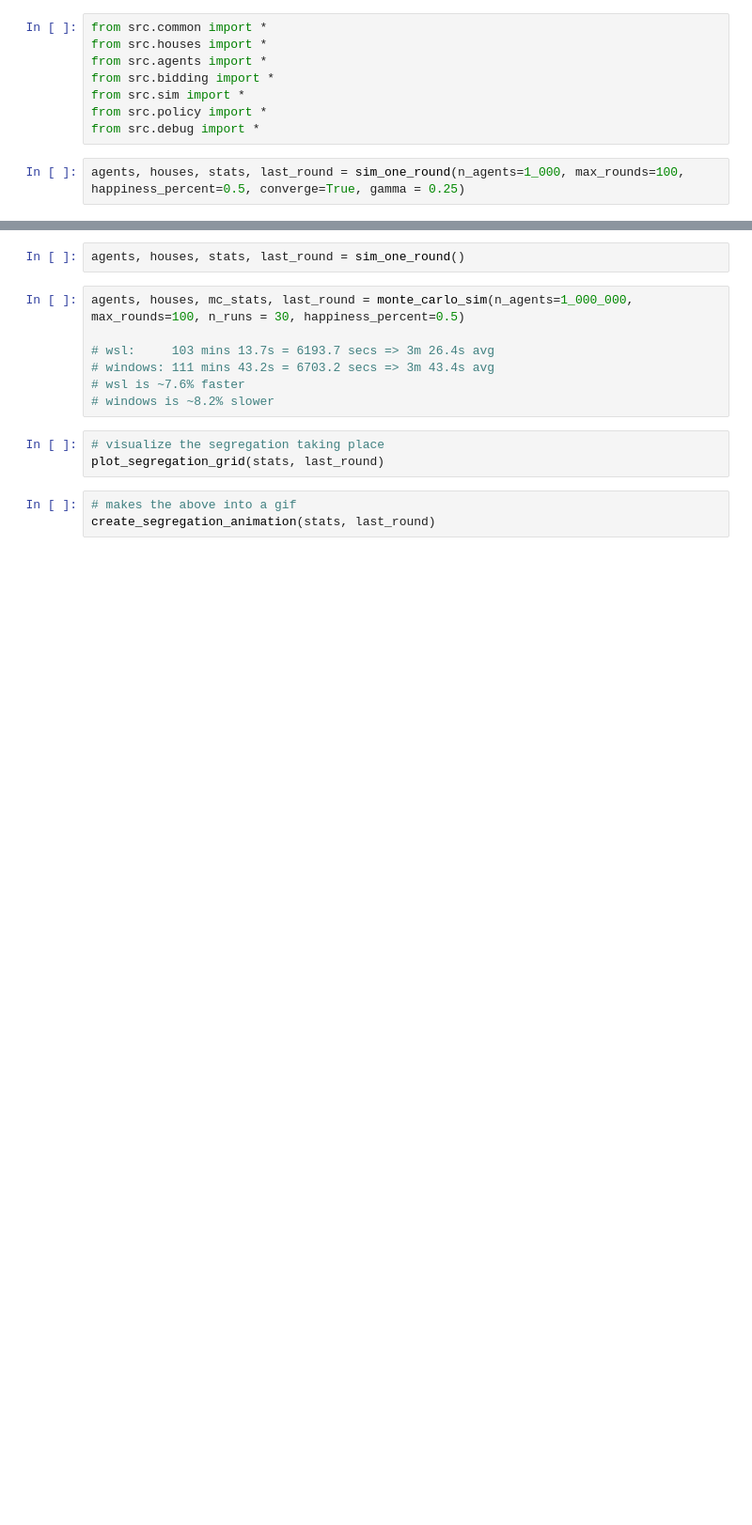
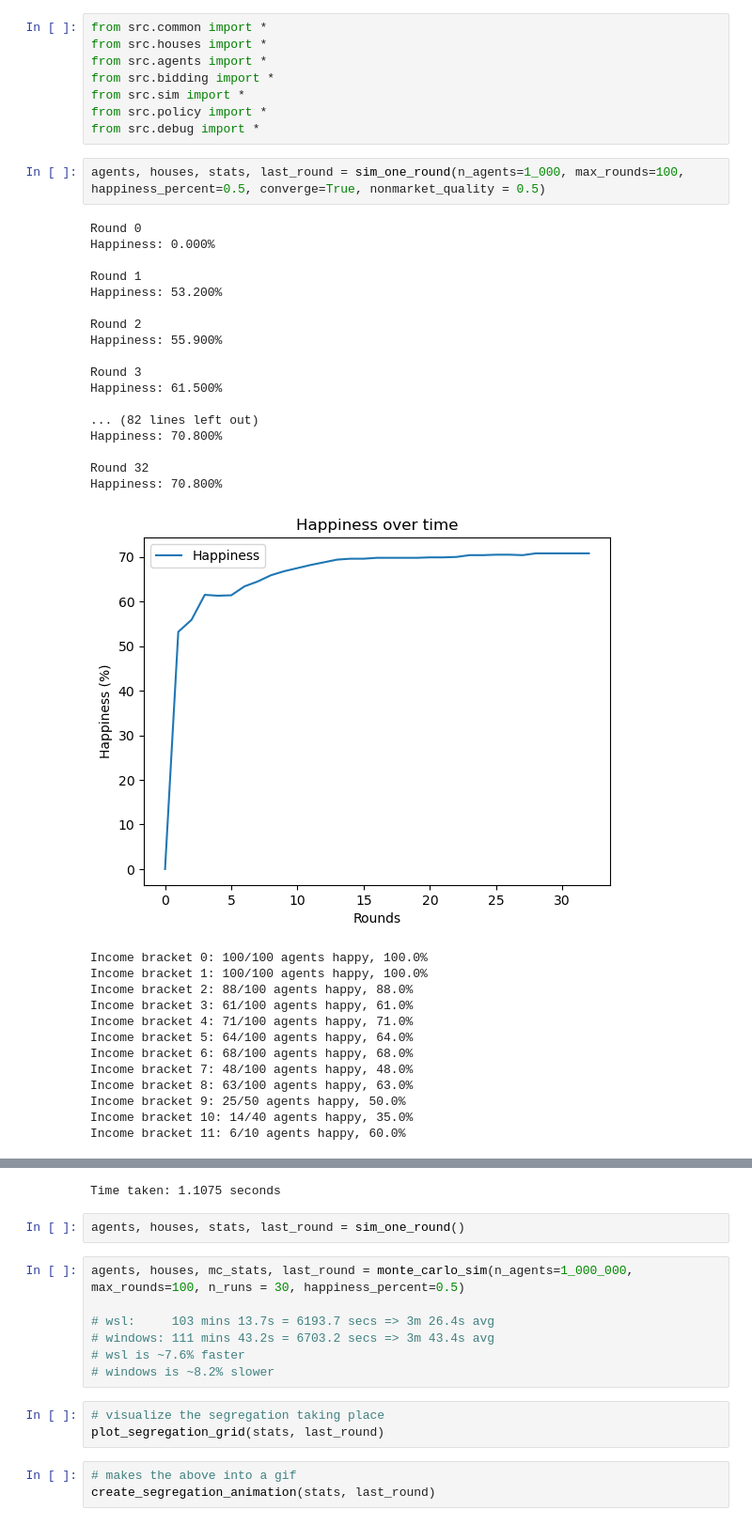
Before and after one commit to danielthomas-econ/schelling_income_model, a Jupyter notebook: plots.ipynb, the cells around one changed output, grey strips where cells are left out. Shown at 94% size. Saved outputs shown, nothing was run; the diff lists cells and outputs as text; blank space fills up the shorter version.

```diff
--- a/plots.ipynb
+++ b/plots.ipynb
@@ -7,4 +7,35 @@ from src.sim import *
 from src.policy import *
 from src.debug import *
 # %%
-agents, houses, stats, last_round = sim_one_round(n_agents=1_000, max_rounds=100, happiness_percent=0.5, converge=True, gamma = 0.25)
+agents, houses, stats, last_round = sim_one_round(n_agents=1_000, max_rounds=100, happiness_percent=0.5, converge=True, nonmarket_quality = 0.5)
+# %% [output]
+Round 0
+Happiness: 0.000%
+
+Round 1
+Happiness: 53.200%
+
+Round 2
+Happiness: 55.900%
+
+Round 3
+Happiness: 61.500%
+
+... (82 lines left out)
+Happiness: 70.800%
+
+Round 32
+Happiness: 70.800%
+[figure, added]
+Income bracket 0: 100/100 agents happy, 100.0%
+Income bracket 1: 100/100 agents happy, 100.0%
+Income bracket 2: 88/100 agents happy, 88.0%
+Income bracket 3: 61/100 agents happy, 61.0%
+Income bracket 4: 71/100 agents happy, 71.0%
+Income bracket 5: 64/100 agents happy, 64.0%
+Income bracket 6: 68/100 agents happy, 68.0%
+Income bracket 7: 48/100 agents happy, 48.0%
+Income bracket 8: 63/100 agents happy, 63.0%
+Income bracket 9: 25/50 agents happy, 50.0%
+Income bracket 10: 14/40 agents happy, 35.0%
+Income bracket 11: 6/10 agents happy, 60.0%
@@ -11,3 +43,4 @@ agents, houses, stats, last_round = sim_one_round(n_agents=1_000, max_rounds=100
+Time taken: 1.1075 seconds
 # %%
 agents, houses, stats, last_round = sim_one_round()
 # %%
```
Also changed, not shown: parts of 8 cells of this notebook, 9 other files.
